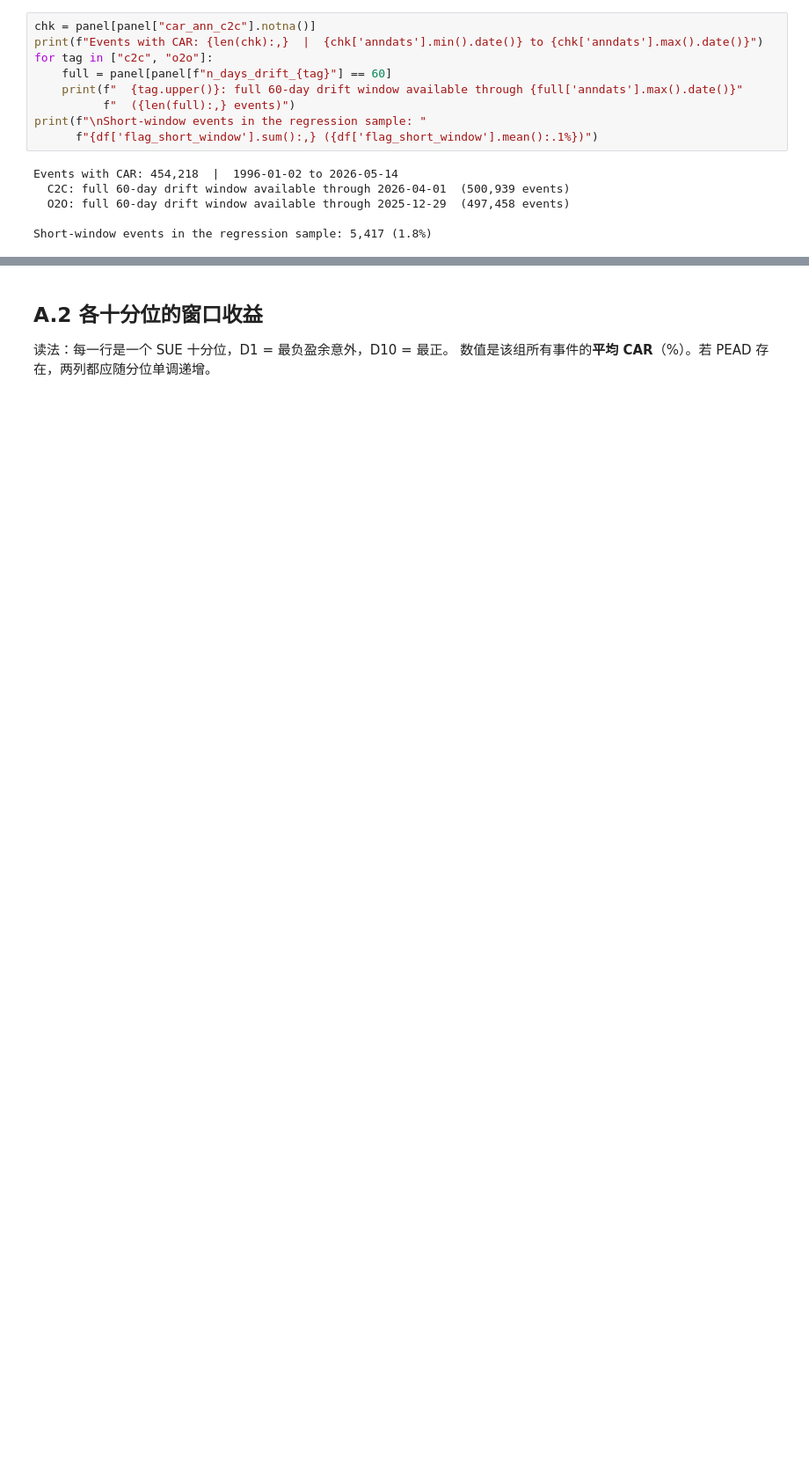
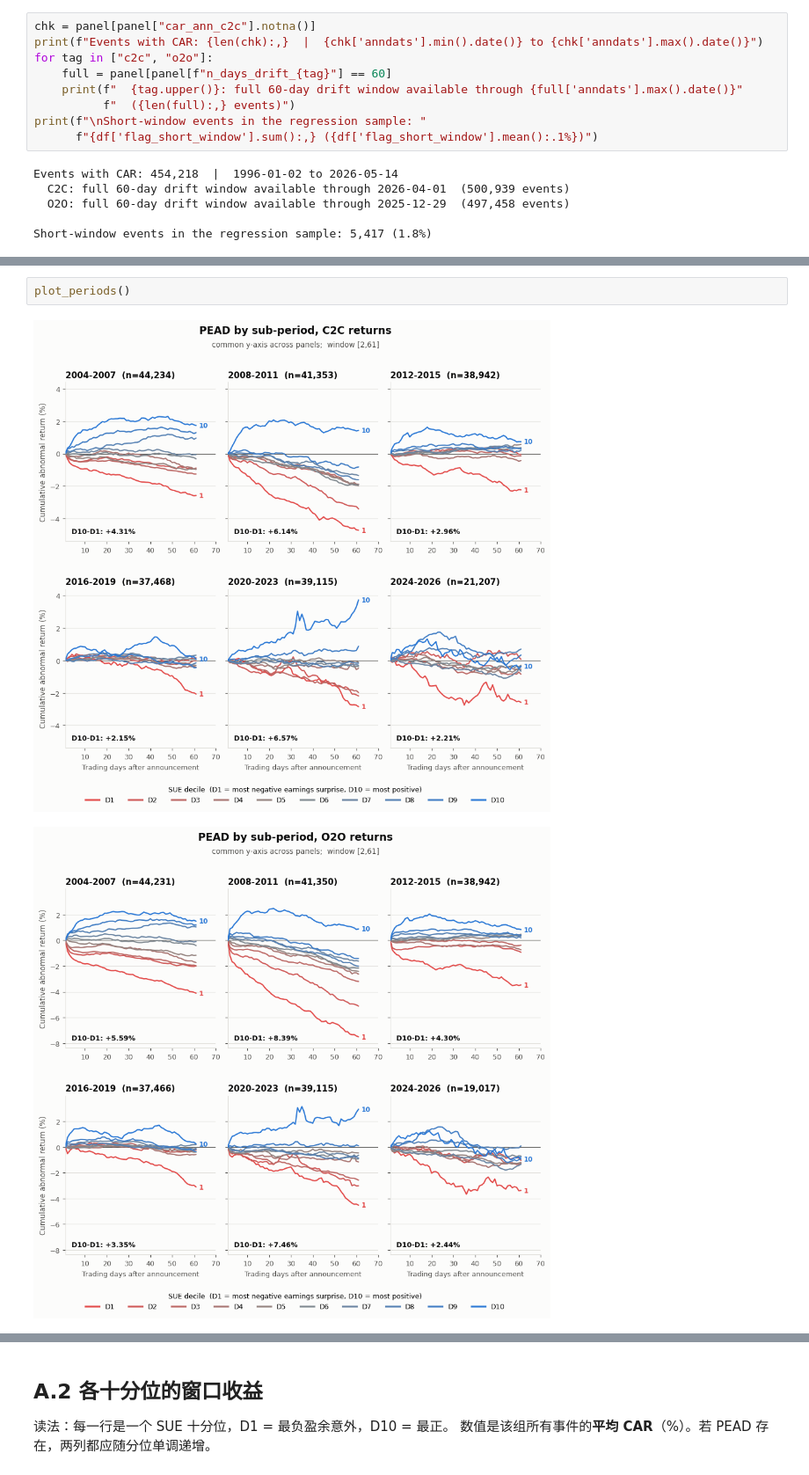
Before and after one commit to zan1029/PEAD_construction, a Jupyter notebook: 回归准备.ipynb, the cells around one changed output, grey strips where cells are left out. Shown at 88% size. Cells and saved outputs as stored; diff of their text form; blank space fills up the shorter version.

```diff
--- a/回归准备.ipynb
+++ b/回归准备.ipynb
@@ -267,0 +484,5 @@ Short-window events in the regression sample: 5,417 (1.8%)
+# %%
+plot_periods()
+# %% [output]
+[figure, added]
+[figure, added]
```
Also changed, not shown: parts of 26 cells of this notebook, 5 other files.
